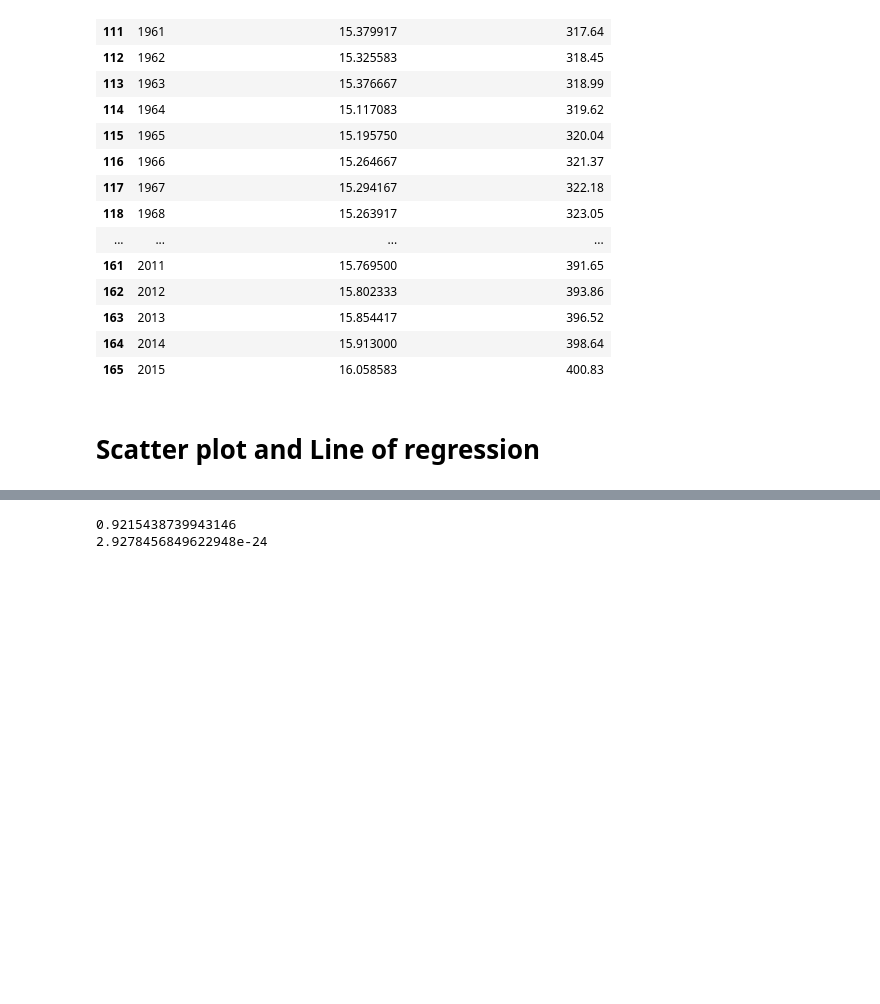
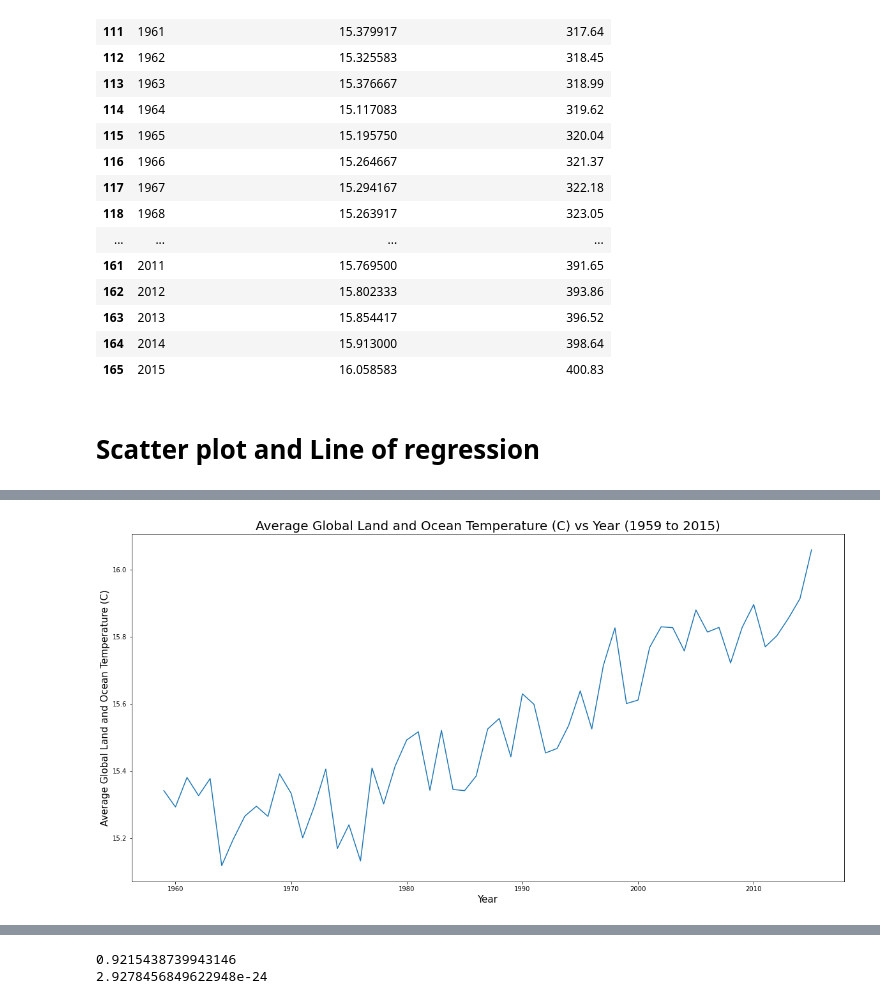
Before and after one commit to Heesu-H/project_1, a Jupyter notebook: Final_Global_AveTemps_ScatterPlot_heesu.ipynb, the cells around one changed output, grey strips where cells are left out. Cells and saved outputs as stored; diff of their text form; code cells hidden in the pictures; blank space fills up the shorter version.

```diff
--- a/Final_Global_AveTemps_ScatterPlot_heesu.ipynb
+++ b/Final_Global_AveTemps_ScatterPlot_heesu.ipynb
@@ -208,3 +221,16 @@ merged_df
+# %%
+#ave temp vs year
+plt.figure(figsize=(20, 10))
+plt.xlabel("Year",fontsize=15)
+plt.ylabel("Average Global Land and Ocean Temperature (C)",fontsize=15)
+plt.title("Average Global Land and Ocean Temperature (C) vs Year (1959 to 2015)",fontsize=20)
+plt.plot(merged_df["year"], merged_df["LandAndOceanAverageTemperature"])
+
+plt.savefig("boxplot_scatter_gmaps_images/plot_avetemp_vs_year_heesu.png")
+
+plt.show()
+# %% [output]
+[figure, added]
 # %%
 #creating x and y values
 x_values = merged_df["yearly mean co2 emission (ppm)"]
```
Also changed, not shown: parts of 2 cells of this notebook, 3 other files.
